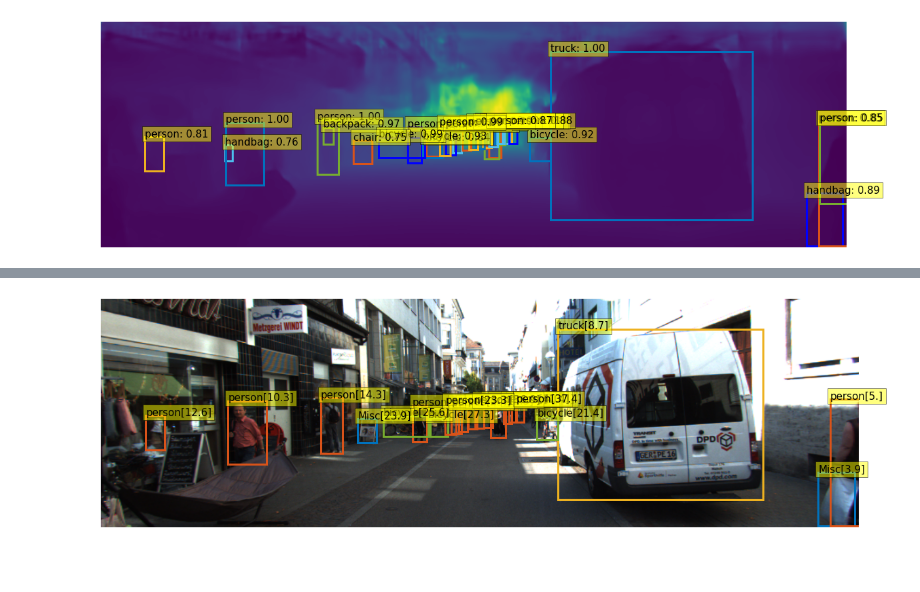
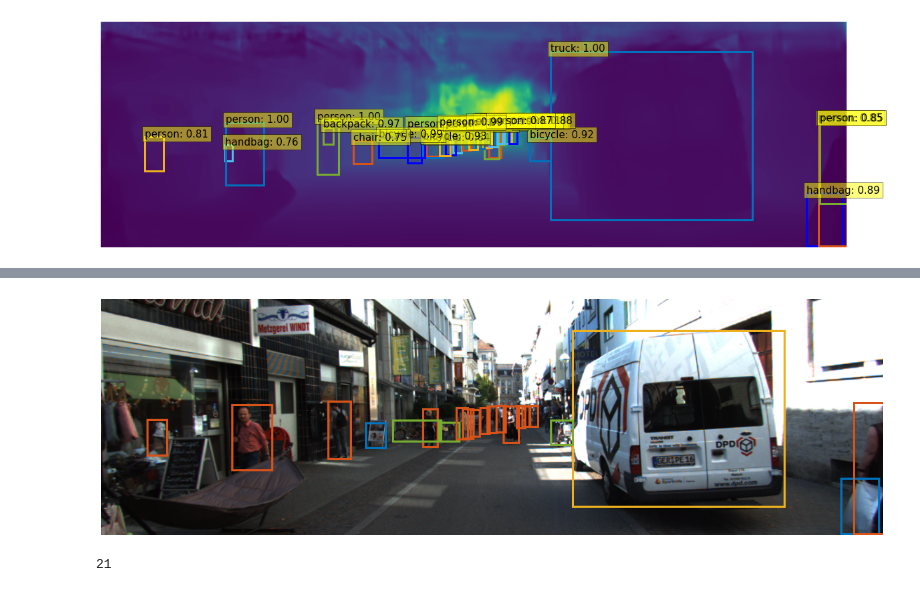
Before and after one commit to KyujinHan/Object-Depth-detection-based-hybrid-Distance-estimator, a Jupyter notebook: preview_ODD.ipynb, the cells around one changed output, grey strips where cells are left out. Saved outputs shown, nothing was run; the diff lists cells and outputs as text; code cells hidden in the pictures; blank space fills up the shorter version.

```diff
--- a/preview_ODD.ipynb
+++ b/preview_ODD.ipynb
@@ -316,7 +320,7 @@ for k in data.index:
     #line_range = np.arange(500, 742+1)
 
     # 겹칠 때 판단하기
-    if len(np.intersect1d(x_range, line_range)) >= 0:
+    if True == True:
         classes = data.iloc[k,-2] # class info
         '''
         Z-model 적용
@@ -325,34 +329,38 @@ for k in data.index:
         if classes == 'Misc':
             array = torch.tensor([[1,0,0,0,0,0]])
         elif classes == 'bicycle':
             array = torch.tensor([[0,1,0,0,0,0]])
         elif classes == 'car':
             array = torch.tensor([[0,0,1,0,0,0]])
         elif classes == 'person':
             array = torch.tensor([[0,0,0,1,0,0]])
         elif classes == 'train':
             array = torch.tensor([[0,0,0,0,1,0]])
         elif classes == 'truck':
             array = torch.tensor([[0,0,0,0,0,1]])
         #input_data = torch.tensor([[x1,y1,x2,y2,depth_mean,depth_median, depth_max, depth_mean_trim, width, height]])
         #input_data_scaler = torch.tensor(scaler.transform(input_data)) # scaler 적용
         input_data_scaler = torch.tensor(scaler.transform(data.iloc[[k],0:10]))
 
         model_data = torch.cat([input_data_scaler, array], dim=1)
         dataframe = pd.DataFrame(model_data,columns=[0,1,2,3,4,5,6,7,8,9,'Misc','bicycle','car','person','train','truck'])
 
         # Predict
         d_test=xgb.DMatrix(data=dataframe)
         preds = z_model.predict(d_test)
 
 
         ax.add_patch(plt.Rectangle((data.iloc[k,0], data.iloc[k,1]), data.iloc[k,2] - data.iloc[k,0], data.iloc[k,3] - data.iloc[k,1],
                                        fill=False, color=[data.iloc[k,-1][0]/255,data.iloc[k,-1][1]/255,data.iloc[k,-1][2]/255], linewidth=3))
-        text = classes
-        ax.text(data.iloc[k,0], data.iloc[k,1], text+str(np.round(preds,1)), fontsize=15,
-                bbox=dict(facecolor='yellow', alpha=0.5))
+        #text = classes
+        #ax.text(data.iloc[k,0], data.iloc[k,1], text+str(np.round(preds,1)), fontsize=15,
+        #        bbox=dict(facecolor='yellow', alpha=0.5))
 
 plt.axis('off')
 plt.show()
 # %% [output]
-[figure, old version]
+[figure, new version]
+# %%
+len(data) # 21
+# %% [output]
+21
```
Also changed, not shown: parts of 3 cells of this notebook.
